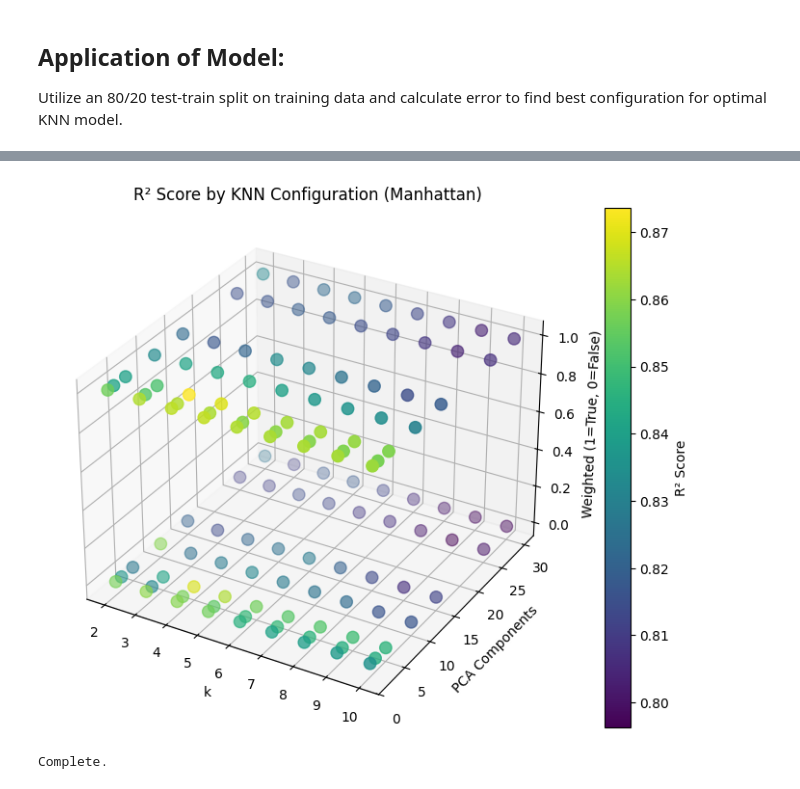
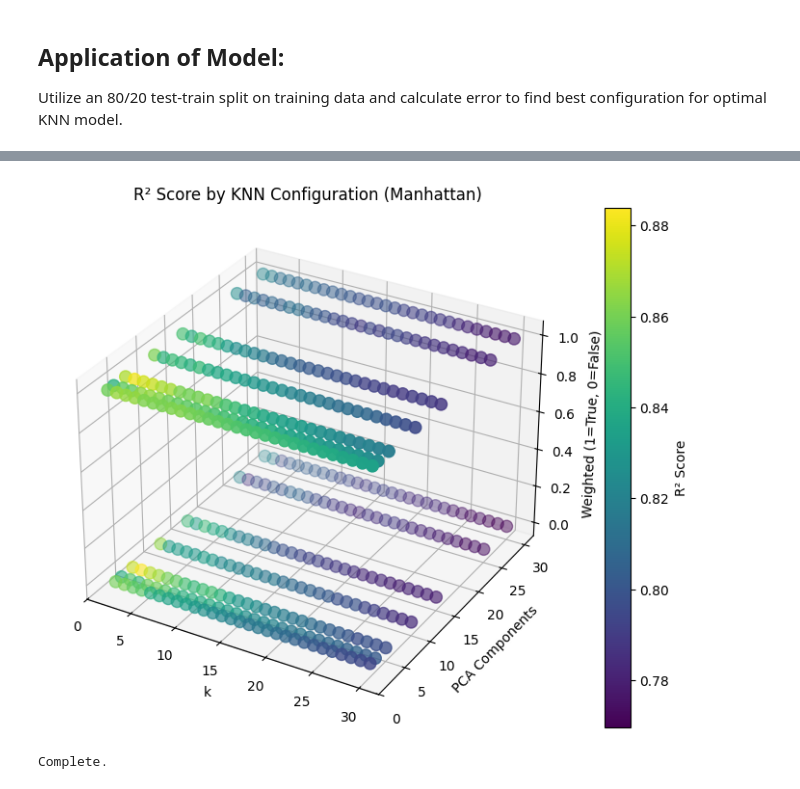
Before and after one commit to DonovanRay26/KaggleHousingCompetition, a Jupyter notebook: KNN.ipynb, the cells around one changed output, grey strips where cells are left out. Saved outputs shown, nothing was run; the diff lists cells and outputs as text; code cells hidden in the pictures.

Commit message:
added more distance metrics

```diff
--- a/KNN.ipynb
+++ b/KNN.ipynb
@@ -213,14 +222,16 @@ X_train, X_test, y_train, y_test = train_test_split(X, y, test_size=0.2, random_
 
 bestRMSE_stats = [None, None, None, None]  # format: RMSE, k, pca, weighted?
 
+
+
 # find the best choice of k:
 
 results = []
 
-for k in [2, 3, 4, 5, 6, 7, 8, 9, 10]:
+for k in [2, 3, 4, 5, 6, 7, 8, 9, 10, 11, 12, 13, 14, 15, 16, 17, 18, 19, 20, 21, 22, 23, 24, 25, 26, 27, 28, 29, 30]:
     for pca in [2, 3, 5, 10, 15, 25, 30]:
         for weighted in [True, False]:
-            knn = KNN(k=k, distance='chebyshev', weighted=weighted)
+            knn = KNN(k=k, distance='euclidean', weighted=weighted)
             knn.fit(X_train, y_train, pca_components=pca)
             [RMSE, MAE, R2] = knn.measure_accuracy(X_test, y_test)
             print(f'k = {k}, pca = {pca}, weighted: {weighted}  |  RMSE = {RMSE:.2f} | MAE = {MAE:.2f} | R2 = {R2:.2f}')
@@ -266,20 +277,57 @@ plt.show()
 # optimal Manhattan configuration: k = 3 | 2 PCA components | weighted
 # optimal Chebyshev configuration: k = 4 | 5 PCA components | weighted
 
-knn_manhattan = KNN(k=3, distance='manhattan', weighted=True)
-knn_manhattan.fit(X_train, y_train, pca_components=2)
+"""
+
+knn_manhattan = KNN(k=4, distance='manhattan', weighted=True)
+knn_manhattan.fit(X_train, y_train, pca_components=5)
 knn_manhattan_pred = knn_manhattan.predict(competition_test)
 
 knn_chebyshev = KNN(k=4, distance='chebyshev', weighted=True)
 knn_chebyshev.fit(X_train, y_train, pca_components=5)
 knn_chebyshev_pred = knn_chebyshev.predict(competition_test)
 
+knn_euclidean = KNN(k=3, distance='euclidean', weighted=True)
+knn_euclidean.fit(X_train, y_train, pca_components=5)
+knn_euclidean_pred = knn_euclidean.predict(competition_test)
+
+knn_cosine = KNN(k=9, distance='cosine', weighted=True)
+knn_cosine.fit(X_train, y_train, pca_components=5)
+knn_cosine_pred = knn_cosine.predict(competition_test)
+
+knn_minkowski = KNN(k=3, distance='minkowski', weighted=False)
+knn_minkowski.fit(X_train, y_train, pca_components=5)
+knn_minkowski_pred = knn_minkowski.predict(competition_test)
+
 # write out predictions:
+
+chebyshevDF = pd.DataFrame({'Id': raw_competition_test['Id'],
+                            'SalePrice': knn_chebyshev_pred})
+chebyshevDF.to_csv('data/chebyshev_prediction.csv', index=False)
+
 manhattanDF = pd.DataFrame({'Id': raw_competition_test['Id'],
                             'SalePrice': knn_manhattan_pred})
-chebyshevDF = pd.DataFrame({'Id': raw_competition_test['Id'],
-                            'SalePrice': knn_chebyshev_pred})
 manhattanDF.to_csv('data/manhattan_prediction.csv', index=False)
-chebyshevDF.to_csv('data/chebyshev_prediction.csv', index=False)
+
+euclideanDF = pd.DataFrame({'Id': raw_competition_test['Id'],
+                            'SalePrice': knn_euclidean_pred})
+euclideanDF.to_csv('data/euclidean_prediction.csv', index=False)
+
+cosineDF = pd.DataFrame({'Id': raw_competition_test['Id'],
+                            'SalePrice': knn_cosine_pred})
+cosineDF.to_csv('data/cosine_prediction.csv', index=False)
+
+minkowskiDF = pd.DataFrame({'Id': raw_competition_test['Id'],
+                            'SalePrice': knn_minkowski_pred})
+minkowskiDF.to_csv('data/minkowski_prediction.csv', index=False)
+
+"""
+
+
+
+
+
+
+
 print("Complete.")
 # %% [output]
@@ -303,2 +351,2 @@ Best Configuration: k: 4 | pca: 5 | weighted: True | RMSE: 31138.17 | MAE: 19964
-[figure, old version]
+[figure, new version]
 Complete.
```
Also changed, not shown: parts of 2 cells of this notebook, 5 other files.
